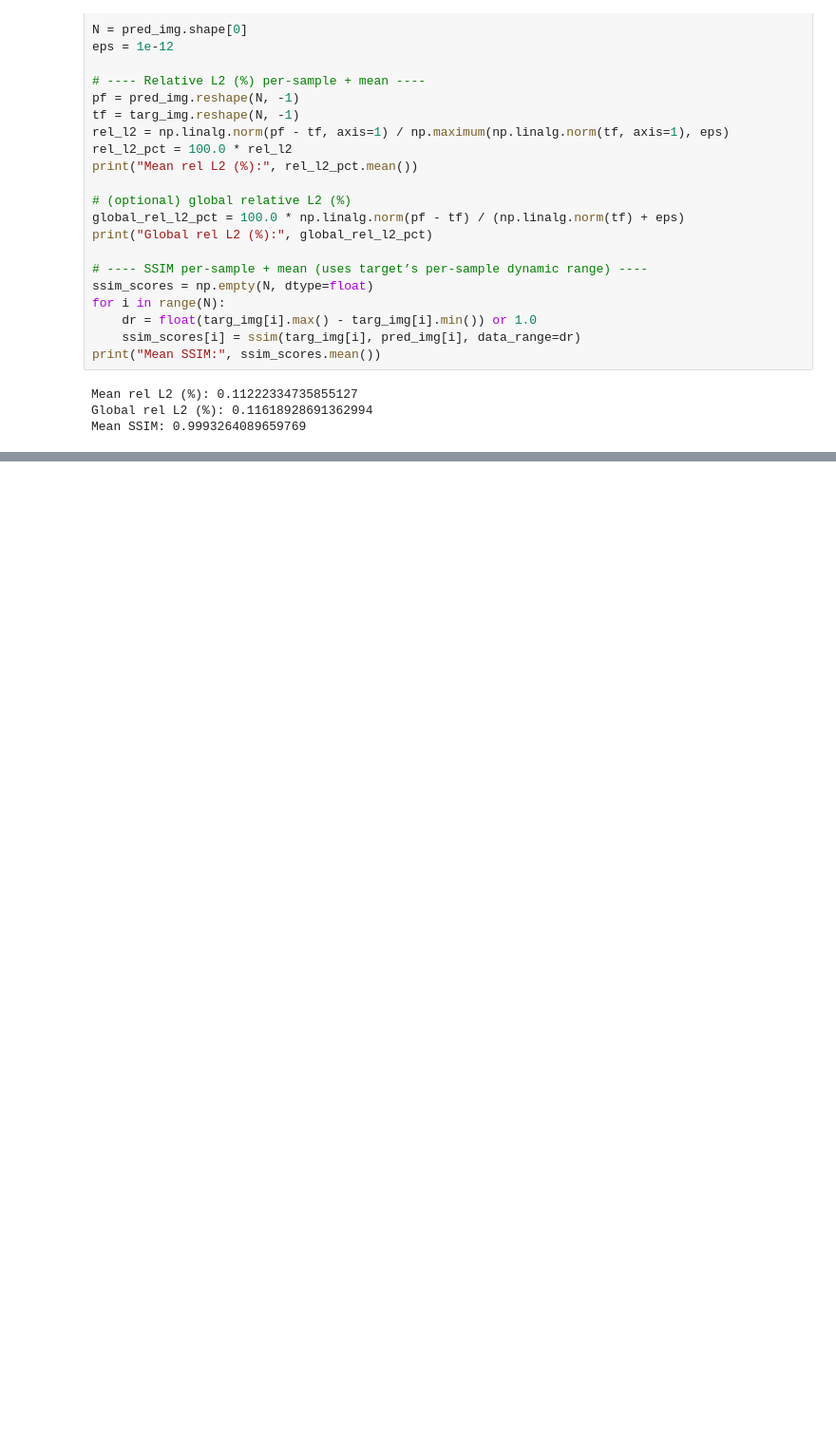
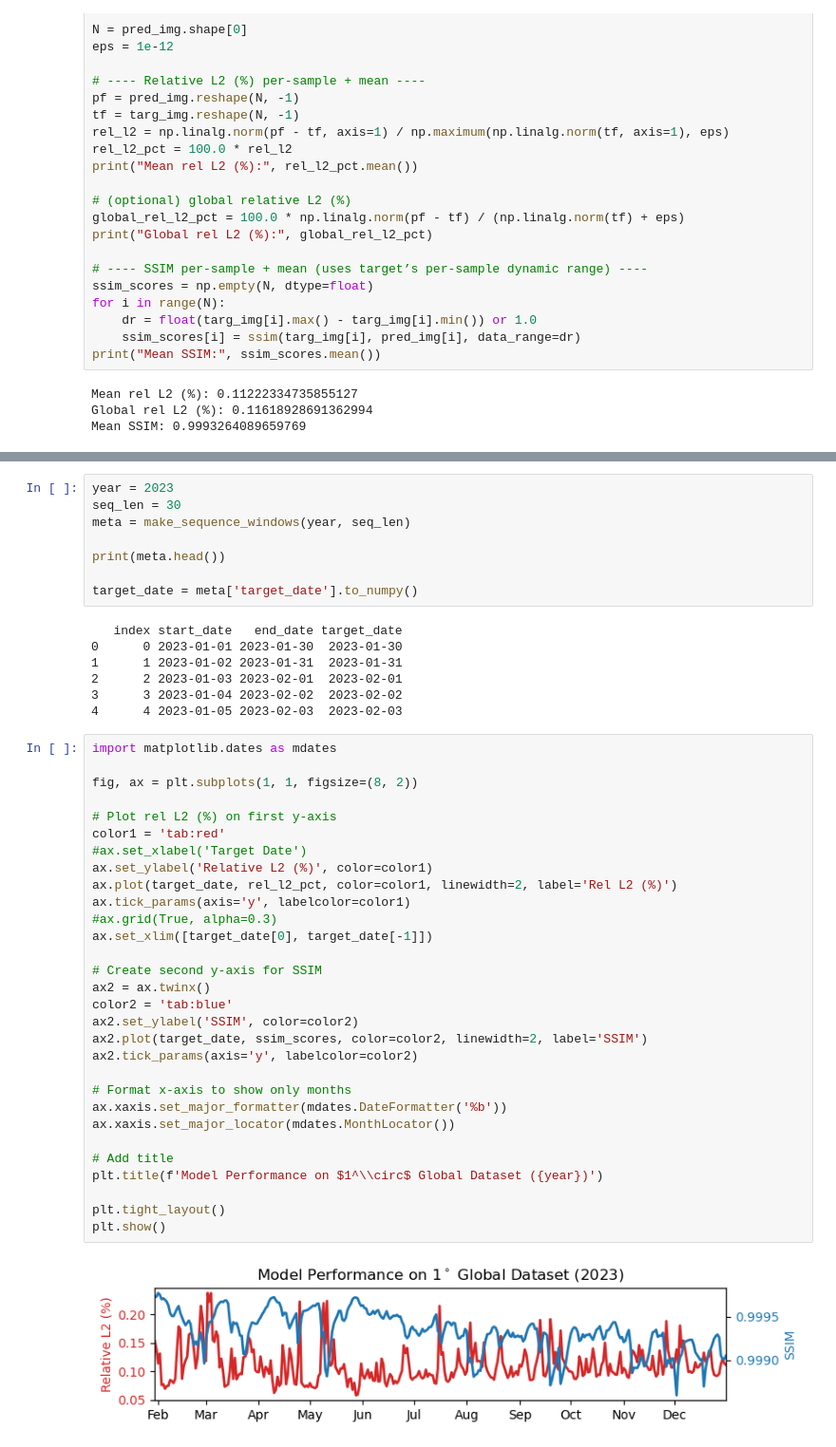
Before and after one commit to kkazuma19/CosmicRays-Operator, a Jupyter notebook: analysis/zero-shot/notebook.ipynb, the cells around one changed output, grey strips where cells are left out. Shown at 95% size. Cells and saved outputs as stored; diff of their text form; blank space fills up the shorter version.

```diff
--- a/analysis/zero-shot/notebook.ipynb
+++ b/analysis/zero-shot/notebook.ipynb
@@ -198,0 +300,47 @@ plot_global_field_box(
+# %%
+year = 2023
+seq_len = 30
+meta = make_sequence_windows(year, seq_len)
+
+print(meta.head())
+
+target_date = meta['target_date'].to_numpy()
+# %% [output]
+   index start_date   end_date target_date
+0      0 2023-01-01 2023-01-30  2023-01-30
+1      1 2023-01-02 2023-01-31  2023-01-31
+2      2 2023-01-03 2023-02-01  2023-02-01
+3      3 2023-01-04 2023-02-02  2023-02-02
+4      4 2023-01-05 2023-02-03  2023-02-03
+# %%
+import matplotlib.dates as mdates
+
+fig, ax = plt.subplots(1, 1, figsize=(8, 2))
+
+# Plot rel L2 (%) on first y-axis
+color1 = 'tab:red'
+#ax.set_xlabel('Target Date')
+ax.set_ylabel('Relative L2 (%)', color=color1)
+ax.plot(target_date, rel_l2_pct, color=color1, linewidth=2, label='Rel L2 (%)')
+ax.tick_params(axis='y', labelcolor=color1)
+#ax.grid(True, alpha=0.3)
+ax.set_xlim([target_date[0], target_date[-1]])
+
+# Create second y-axis for SSIM
+ax2 = ax.twinx()
+color2 = 'tab:blue'
+ax2.set_ylabel('SSIM', color=color2)
+ax2.plot(target_date, ssim_scores, color=color2, linewidth=2, label='SSIM')
+ax2.tick_params(axis='y', labelcolor=color2)
+
+# Format x-axis to show only months
+ax.xaxis.set_major_formatter(mdates.DateFormatter('%b'))
+ax.xaxis.set_major_locator(mdates.MonthLocator())
+
+# Add title
+plt.title(f'Model Performance on $1^\\circ$ Global Dataset ({year})')
+
+plt.tight_layout()
+plt.show()
+# %% [output]
+[figure, added]
```
Also changed, not shown: parts of 6 cells of this notebook, 2 other files.
